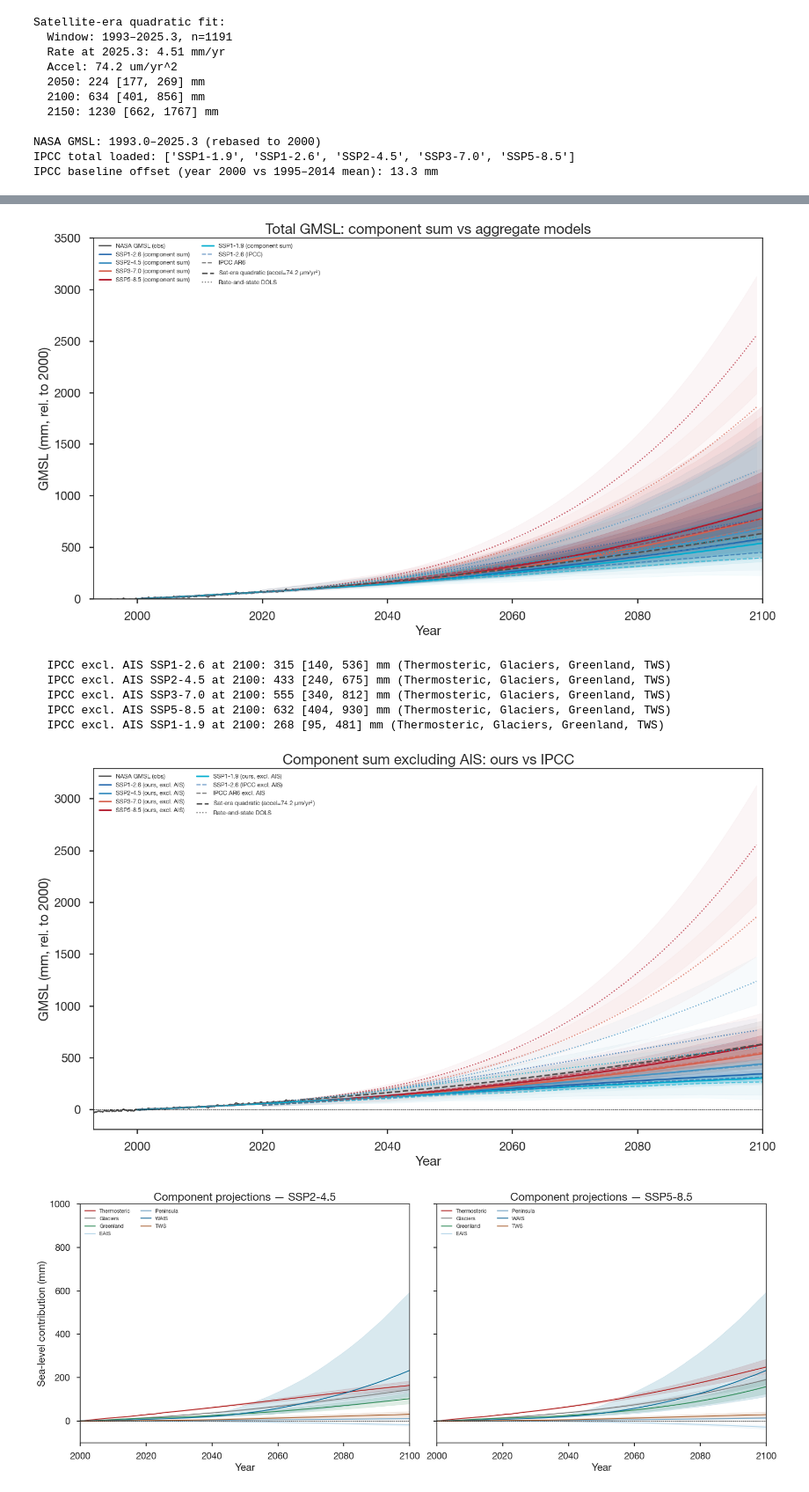
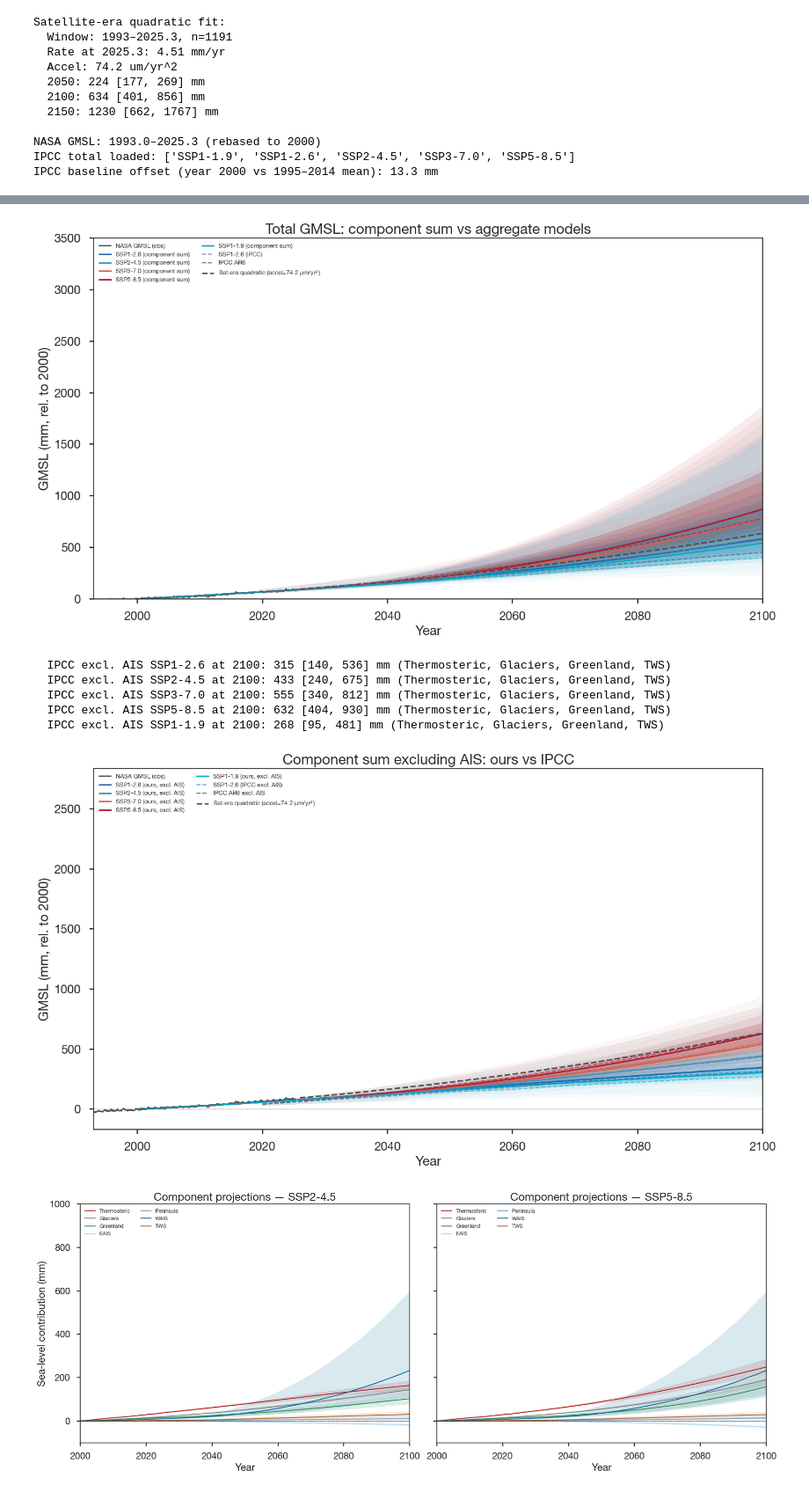
Before and after one commit to bminchew/GMSLR_forecast_v1, a Jupyter notebook: slr_forecast/notebooks/component_summation.ipynb, the cells around one changed output, grey strips where cells are left out. Shown at 88% size. Saved outputs shown, nothing was run; the diff lists cells and outputs as text; code cells hidden in the pictures.

```diff
--- a/slr_forecast/notebooks/component_summation.ipynb
+++ b/slr_forecast/notebooks/component_summation.ipynb
@@ -2088,10 +1815,9 @@ Rate-and-state projections computed for: ['SSP1-2.6', 'SSP2-4.5', 'SSP3-7.0', 'S
 # %%
-# ── Total GMSL projection: all SSPs + quad fit + rate-and-state ──
+# ── Total GMSL projection: all SSPs + quad fit ──
 
 # ====== SWITCHES ======
 SHOW_OBS        = True   # NASA GMSL observations
 SHOW_QUAD       = True   # Satellite-era quadratic extrapolation
-SHOW_RS         = True   # Rate-and-state DOLS
 SHOW_IPCC       = True   # IPCC AR6 total projections
 SHOW_COMP_SUM   = True   # Component sum
 YEAR_END        = 2100   # right edge of x-axis
@@ -2148,21 +1874,6 @@ if SHOW_QUAD:
                     sat_quad_p95[sq_ext_mask] * M_TO_MM,
                     color='0.3', alpha=0.08)
 
-# --- Rate-and-state DOLS (per SSP) ---
-if SHOW_RS:
-    for ssp in PROJ_SSPS:
-        rs_df = rs_results['scenarios'][ssp]
-        rs_time = rs_df['decimal_year'].values
-        mask_rs = (rs_time >= BASELINE_YEAR) & (rs_time <= YEAR_END)
-        color = SSP_COLORS.get(ssp, 'gray')
-        ax.plot(rs_time[mask_rs], rs_df['gmsl'].values[mask_rs] * M_TO_MM,
-                ':', color=color, lw=1.5, alpha=0.8)
-        ax.fill_between(rs_time[mask_rs],
-                        rs_df['gmsl_lower'].values[mask_rs] * M_TO_MM,
-                        rs_df['gmsl_upper'].values[mask_rs] * M_TO_MM,
-                        color=color, alpha=0.04)
-    ax.plot([], [], ':', color='0.5', lw=1.5, label='Rate-and-state DOLS')
-
 ax.set_ylim(0,3500)
 
 ax.set_xlabel('Year')
@@ -2175,7 +1886,7 @@ plt.tight_layout()
 plt.savefig(f'{FIG_DIR}/component_summation_total.png', dpi=150, bbox_inches='tight')
 plt.show()
 # %% [output]
-[figure, old version]
+[figure, new version]
 # %%
 # ── Total GMSL excluding AIS: component-level comparison with IPCC ──
 # Remove all Antarctic components (EAIS, WAIS, Peninsula) from both
@@ -2184,7 +1895,6 @@ plt.show()
 # ====== SWITCHES ======
 SHOW_OBS_NA     = True   # NASA GMSL observations
 SHOW_QUAD_NA    = True   # Satellite-era quadratic extrapolation
-SHOW_RS_NA      = True   # Rate-and-state DOLS
 SHOW_IPCC_NA    = True   # IPCC component sum (excl. AIS)
 SHOW_COMP_NA    = True   # Our component sum (excl. AIS)
 YEAR_END_NA     = 2100   # right edge of x-axis
@@ -2277,49 +1987,34 @@ if SHOW_IPCC_NA:
 
 # --- Satellite-era quadratic extrapolation ---
 if SHOW_QUAD_NA:
     sq_obs_mask = (sat_quad_time >= BASELINE_YEAR) & (sat_quad_time <= nasa_time[-1])
     ax.plot(sat_quad_time[sq_obs_mask], sat_quad_fit_rb[sq_obs_mask] * M_TO_MM,
             '-', color='0.3', lw=1, alpha=0.6)
     sq_ext_mask = sat_quad_time >= nasa_time[-1]
     ax.plot(sat_quad_time[sq_ext_mask], sat_quad_fit_rb[sq_ext_mask] * M_TO_MM,
             '--', color='0.3', lw=2,
             label=f'Sat-era quadratic (accel={sat_quad.accel*1e6:.1f} $\\mu$m/yr$^2$)')
     ax.fill_between(sat_quad_time[sq_ext_mask],
                     sat_quad_p5[sq_ext_mask] * M_TO_MM,
                     sat_quad_p95[sq_ext_mask] * M_TO_MM,
                     color='0.3', alpha=0.08)
 
-# --- Rate-and-state DOLS ---
-if SHOW_RS_NA:
-    for ssp in PROJ_SSPS:
-        rs_df = rs_results['scenarios'][ssp]
-        rs_time = rs_df['decimal_year'].values
-        mask_rs = (rs_time >= BASELINE_YEAR) & (rs_time <= YEAR_END_NA)
-        color = SSP_COLORS.get(ssp, 'gray')
-        ax.plot(rs_time[mask_rs], rs_df['gmsl'].values[mask_rs] * M_TO_MM,
-                ':', color=color, lw=1.5, alpha=0.8)
-        ax.fill_between(rs_time[mask_rs],
-                        rs_df['gmsl_lower'].values[mask_rs] * M_TO_MM,
-                        rs_df['gmsl_upper'].values[mask_rs] * M_TO_MM,
-                        color=color, alpha=0.04)
-    ax.plot([], [], ':', color='0.5', lw=1.5, label='Rate-and-state DOLS')
-
 ax.set_xlabel('Year')
 ax.set_ylabel(f'GMSL (mm, rel. to {BASELINE_YEAR:.0f})')
 ax.set_title('Component sum excluding AIS: ours vs IPCC')
 ax.set_xlim(int(SAT_ERA_START) if SHOW_OBS_NA else int(BASELINE_YEAR), YEAR_END_NA)
 ax.axhline(0, color='k', lw=0.5, ls='--')
 ax.legend(fontsize=8, loc='upper left', ncol=2)
 plt.tight_layout()
 plt.savefig(f'{FIG_DIR}/component_summation_no_ais.png', dpi=150, bbox_inches='tight')
 plt.show()
 # %% [output]
   IPCC excl. AIS SSP1-2.6 at 2100: 315 [140, 536] mm (Thermosteric, Glaciers, Greenland, TWS)
   IPCC excl. AIS SSP2-4.5 at 2100: 433 [240, 675] mm (Thermosteric, Glaciers, Greenland, TWS)
   IPCC excl. AIS SSP3-7.0 at 2100: 555 [340, 812] mm (Thermosteric, Glaciers, Greenland, TWS)
   IPCC excl. AIS SSP5-8.5 at 2100: 632 [404, 930] mm (Thermosteric, Glaciers, Greenland, TWS)
   IPCC excl. AIS SSP1-1.9 at 2100: 268 [95, 481] mm (Thermosteric, Glaciers, Greenland, TWS)
-[figure, old version]
+[figure, new version]
 # %%
 # ── Per-component fans for SSP2-4.5 and SSP5-8.5 ──
 fig, axes = plt.subplots(1, 2, figsize=(18, 7), sharey=True)
```
Also changed, not shown: parts of 4 cells of this notebook, 5 other files.
